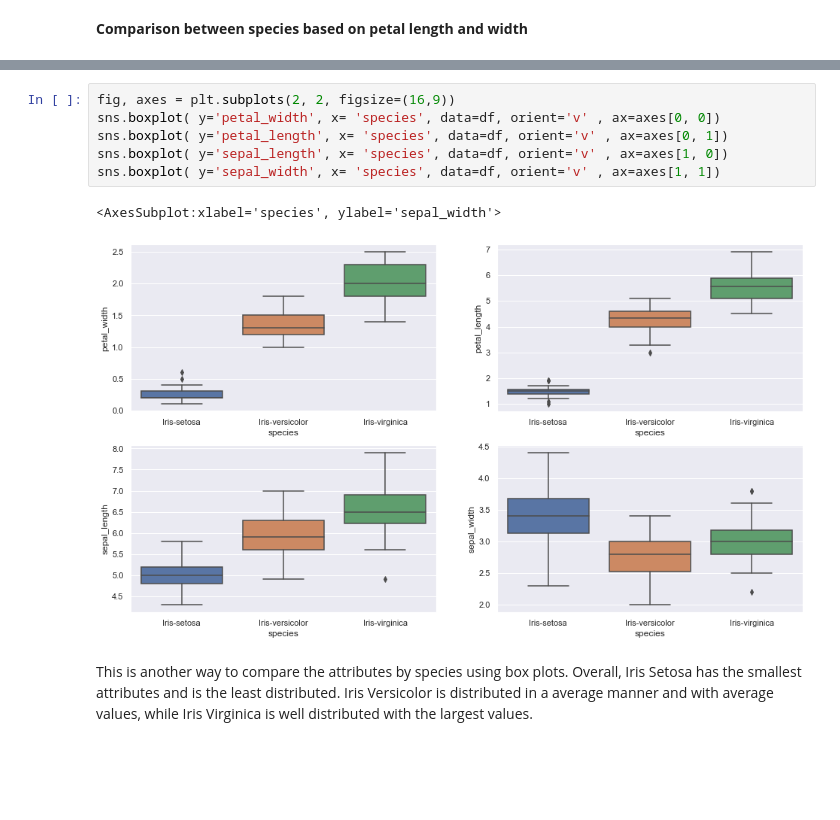
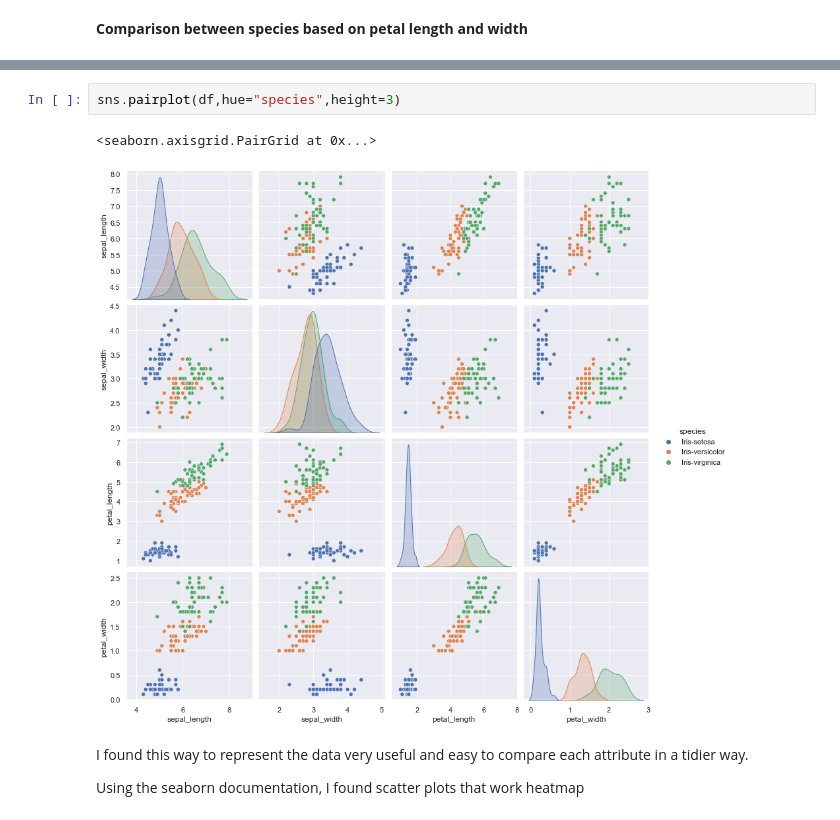
Before and after one commit to LaisColetta/pands_project, a Jupyter notebook: analysis.ipynb, the cells around one changed output, grey strips where cells are left out. Saved outputs shown, nothing was run; the diff lists cells and outputs as text; blank space fills up the shorter version.

```diff
--- a/analysis.ipynb
+++ b/analysis.ipynb
@@ -180,11 +195,9 @@ Another way to compare the variables is by using Box plots. This type of graph s
-# %%
-fig, axes = plt.subplots(2, 2, figsize=(16,9))
-sns.boxplot( y='petal_width', x= 'species', data=df, orient='v' , ax=axes[0, 0])
-sns.boxplot( y='petal_length', x= 'species', data=df, orient='v' , ax=axes[0, 1])
-sns.boxplot( y='sepal_length', x= 'species', data=df, orient='v' , ax=axes[1, 0])
-sns.boxplot( y='sepal_width', x= 'species', data=df, orient='v' , ax=axes[1, 1])
-# %% [output]
-<AxesSubplot:xlabel='species', ylabel='sepal_width'>
-[figure, removed]
-# %% [markdown]
-This is another way to compare the attributes by species using box plots. Overall, Iris Setosa has the smallest attributes and is the least distributed. Iris Versicolor is distributed in a average manner and with average values, while Iris Virginica is well distributed with the largest values.
+# %%
+sns.pairplot(df,hue="species",height=3)
+# %% [output]
+<seaborn.axisgrid.PairGrid at 0x...>
+[figure, added]
+# %% [markdown]
+I found this way to represent the data very useful and easy to compare each attribute in a tidier way.
+
+Using the seaborn documentation, I found scatter plots that work  heatmap
```
Also changed, not shown: parts of 14 cells of this notebook, 1 other file.
